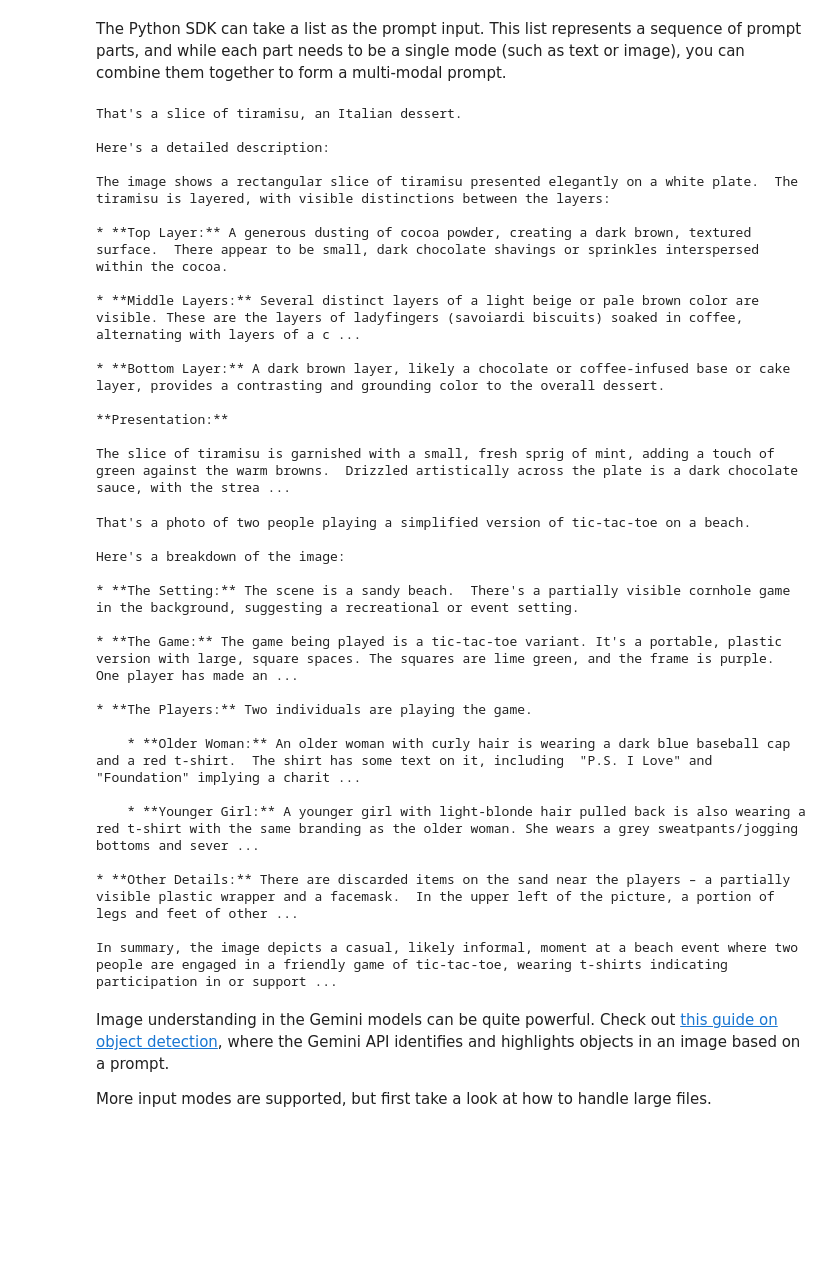
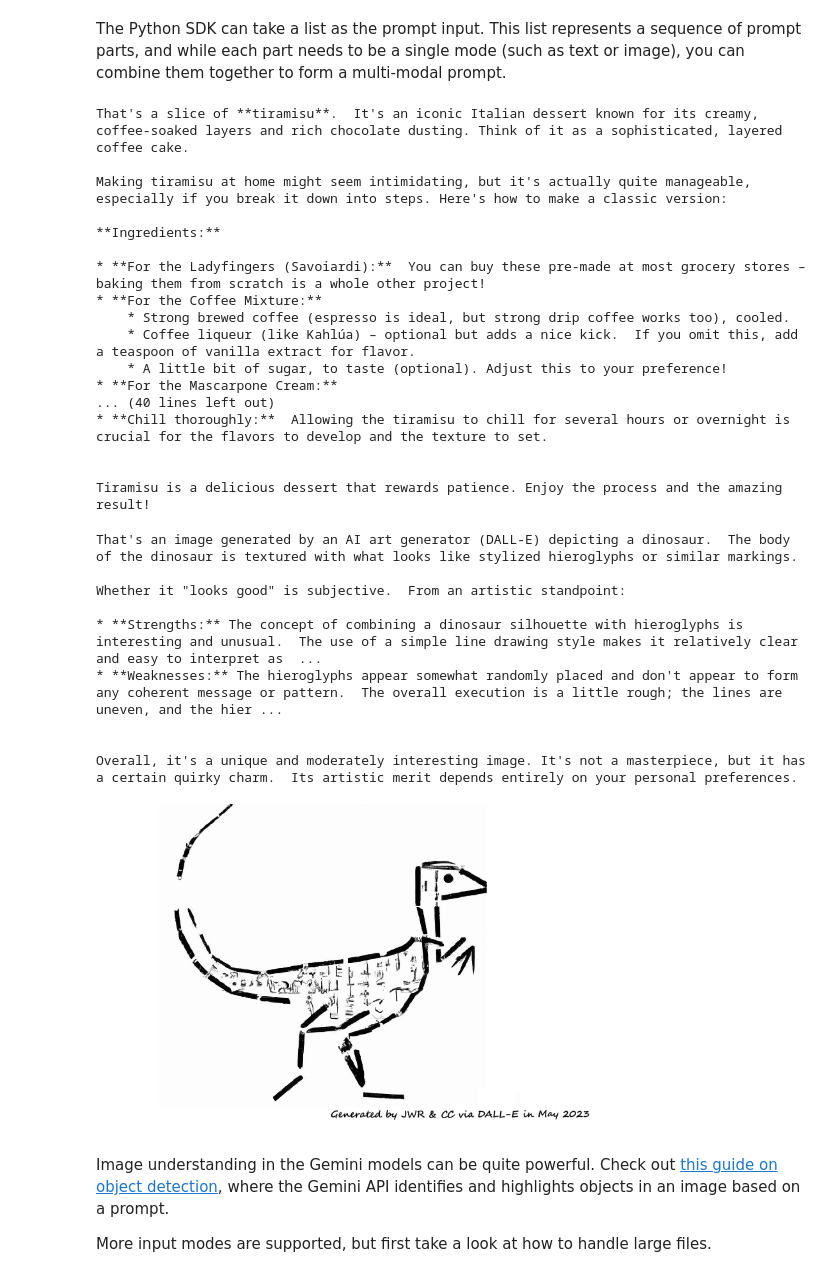
Before and after one commit to chrischen812/Google-5-Day-Gen-AI-Intensive, a Jupyter notebook: Code/Day 5 - MLOps for Generative AI/bonus-day-extra-api-features-to-try.ipynb, the cells around one changed output. Saved outputs shown, nothing was run; the diff lists cells and outputs as text; code cells hidden in the pictures; blank space fills up the shorter version.

```diff
--- a/Code/Day 5 - MLOps for Generative AI/bonus-day-extra-api-features-to-try.ipynb
+++ b/Code/Day 5 - MLOps for Generative AI/bonus-day-extra-api-features-to-try.ipynb
@@ -88,61 +88,56 @@ The Python SDK can take a list as the prompt input. This list represents a seque
 model = genai.GenerativeModel('gemini-1.5-flash-latest')
 
 prompt = [
-  "What is this? Please describe it in detail.",
+  "What is this? and how do you make it? and please explain in detail to me as if I am a twenty years old",
   PIL.Image.open("cake.jpg"),
 ]
 
 response = model.generate_content(prompt, request_options=retry_policy)
 print(response.text)
 # %% [output]
-That's a slice of tiramisu, an Italian dessert.
+That's a slice of **tiramisu**.  It's an iconic Italian dessert known for its creamy, coffee-soaked layers and rich chocolate dusting. Think of it as a sophisticated, layered coffee cake.
 
-Here's a detailed description:
+Making tiramisu at home might seem intimidating, but it's actually quite manageable, especially if you break it down into steps. Here's how to make a classic version:
 
-The image shows a rectangular slice of tiramisu presented elegantly on a white plate.  The tiramisu is layered, with visible distinctions between the layers:
+**Ingredients:**
 
-* **Top Layer:** A generous dusting of cocoa powder, creating a dark brown, textured surface.  There appear to be small, dark chocolate shavings or sprinkles interspersed within the cocoa.
+* **For the Ladyfingers (Savoiardi):**  You can buy these pre-made at most grocery stores – baking them from scratch is a whole other project!
+* **For the Coffee Mixture:**
+    * Strong brewed coffee (espresso is ideal, but strong drip coffee works too), cooled.
+    * Coffee liqueur (like Kahlúa) – optional but adds a nice kick.  If you omit this, add a teaspoon of vanilla extract for flavor.
+    * A little bit of sugar, to taste (optional). Adjust this to your preference!
+* **For the Mascarpone Cream:**
+... (40 lines left out)
+* **Chill thoroughly:**  Allowing the tiramisu to chill for several hours or overnight is crucial for the flavors to develop and the texture to set.
 
-* **Middle Layers:** Several distinct layers of a light beige or pale brown color are visible. These are the layers of ladyfingers (savoiardi biscuits) soaked in coffee, alternating with layers of a c ...
 
-* **Bottom Layer:** A dark brown layer, likely a chocolate or coffee-infused base or cake layer, provides a contrasting and grounding color to the overall dessert.
-
-**Presentation:**
-
-The slice of tiramisu is garnished with a small, fresh sprig of mint, adding a touch of green against the warm browns.  Drizzled artistically across the plate is a dark chocolate sauce, with the strea ...
+Tiramisu is a delicious dessert that rewards patience. Enjoy the process and the amazing result!
 # %%
 model = genai.GenerativeModel('gemini-1.5-flash-latest')
 
 # Update the path to the image file
-image_path = r"C:\Users\chris\Desktop\Photo5.jpg"
+image_path = r"C:\Users\chris\Desktop\Photo4.jpg"
 
 prompt = [
-  "What is this? Please describe it in detail.",
+  " what is this? does it look good?",
   PIL.Image.open(image_path),
 ]
 
 response = model.generate_content(prompt, request_options=retry_policy)
 print(response.text)
 
-#Image(image_path, width=500)
+Image(image_path, width=500)
 # %% [output]
-That's a photo of two people playing a simplified version of tic-tac-toe on a beach.
+That's an image generated by an AI art generator (DALL-E) depicting a dinosaur.  The body of the dinosaur is textured with what looks like stylized hieroglyphs or similar markings.
 
-Here's a breakdown of the image:
+Whether it "looks good" is subjective.  From an artistic standpoint:
 
-* **The Setting:** The scene is a sandy beach.  There's a partially visible cornhole game in the background, suggesting a recreational or event setting.
+* **Strengths:** The concept of combining a dinosaur silhouette with hieroglyphs is interesting and unusual.  The use of a simple line drawing style makes it relatively clear and easy to interpret as  ...
+* **Weaknesses:** The hieroglyphs appear somewhat randomly placed and don't appear to form any coherent message or pattern.  The overall execution is a little rough; the lines are uneven, and the hier ...
 
-* **The Game:** The game being played is a tic-tac-toe variant. It's a portable, plastic version with large, square spaces. The squares are lime green, and the frame is purple.  One player has made an ...
 
-* **The Players:** Two individuals are playing the game.
-
-    * **Older Woman:** An older woman with curly hair is wearing a dark blue baseball cap and a red t-shirt.  The shirt has some text on it, including  "P.S. I Love" and "Foundation" implying a charit ...
-
-    * **Younger Girl:** A younger girl with light-blonde hair pulled back is also wearing a red t-shirt with the same branding as the older woman. She wears a grey sweatpants/jogging bottoms and sever ...
-
-* **Other Details:** There are discarded items on the sand near the players – a partially visible plastic wrapper and a facemask.  In the upper left of the picture, a portion of legs and feet of other ...
-
-In summary, the image depicts a casual, likely informal, moment at a beach event where two people are engaged in a friendly game of tic-tac-toe, wearing t-shirts indicating participation in or support ...
+Overall, it's a unique and moderately interesting image. It's not a masterpiece, but it has a certain quirky charm.  Its artistic merit depends entirely on your personal preferences.
+[figure, added]
 # %% [markdown]
 Image understanding in the Gemini models can be quite powerful. Check out [this guide on object detection](https://github.com/google-gemini/cookbook/blob/main/examples/Object_detection.ipynb), where the Gemini API identifies and highlights objects in an image based on a prompt.
 
```
